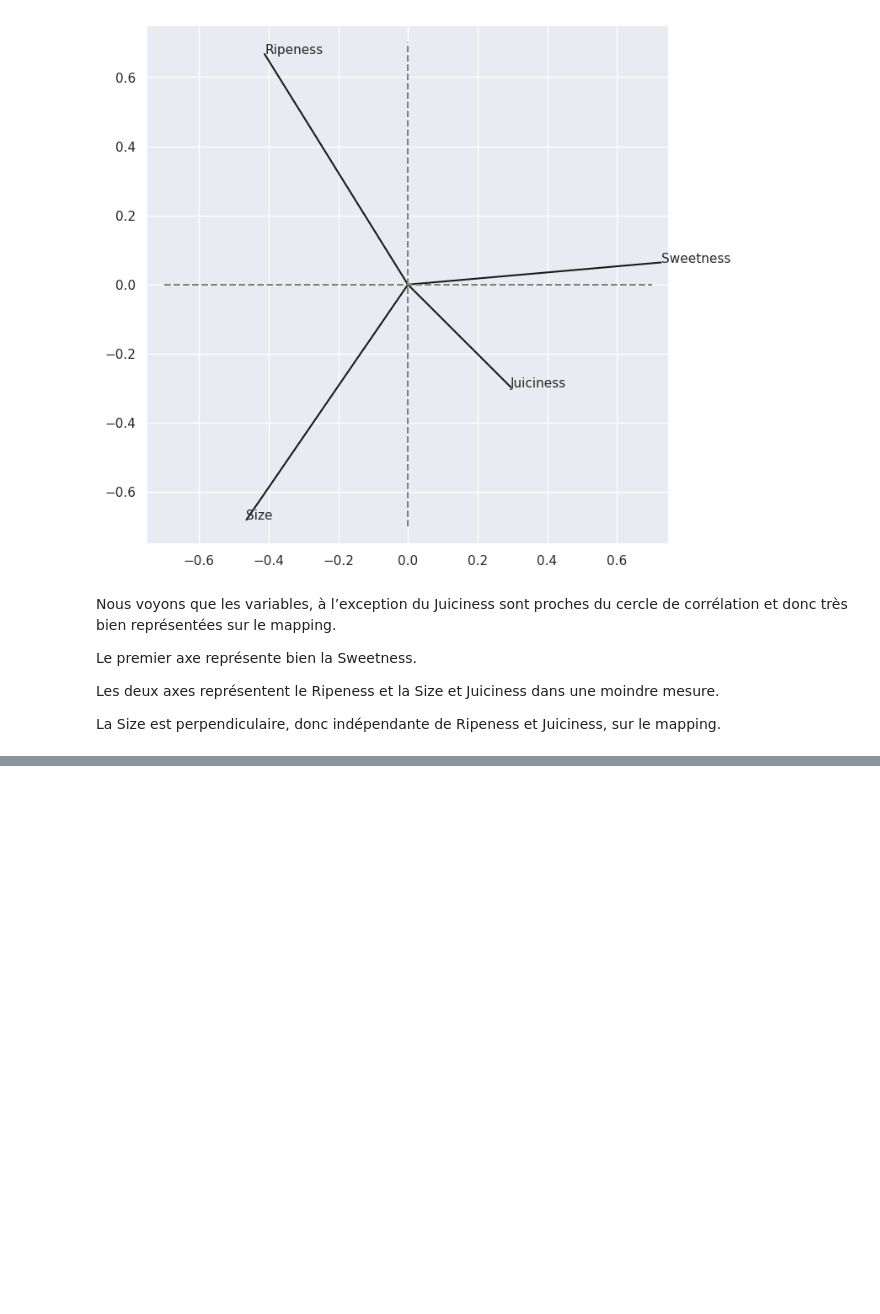
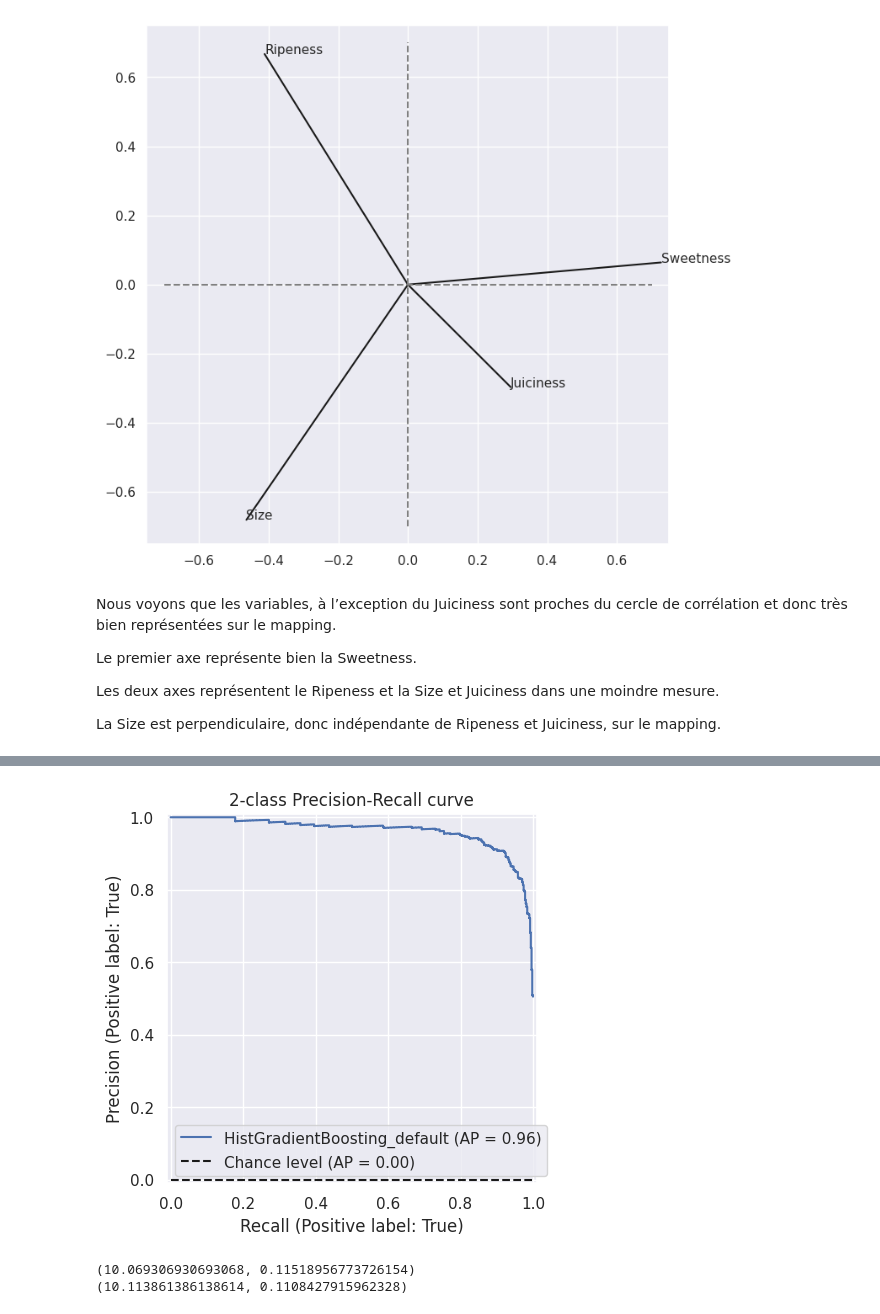
Before and after one commit to sha-cmd/Adam, a Jupyter notebook: notebook/machine_learning.ipynb, the cells around one changed output, grey strips where cells are left out. Saved outputs shown, nothing was run; the diff lists cells and outputs as text; code cells hidden in the pictures; blank space fills up the shorter version.

```diff
--- a/notebook/machine_learning.ipynb
+++ b/notebook/machine_learning.ipynb
@@ -352,0 +392,15 @@ model_default.score(X_test, y_test), model.score(X_test, y_test)
+# %%
+
+display = PrecisionRecallDisplay.from_estimator(
+    model_default, X_test, y_test, name="HistGradientBoosting_default", plot_chance_level=True
+)
+_ = display.ax_.set_title("2-class Precision-Recall curve")
+# %% [output]
+[figure, added]
+# %%
+from sklearn.metrics import class_likelihood_ratios
+print(class_likelihood_ratios(y_test, model_default.predict(X_test)))
+print(class_likelihood_ratios(y_test, model.predict(X_test)))
+# %% [output]
+(10.069306930693068, 0.11518956773726154)
+(10.113861386138614, 0.1108427915962328)
```
Also changed, not shown: parts of 14 cells of this notebook.
